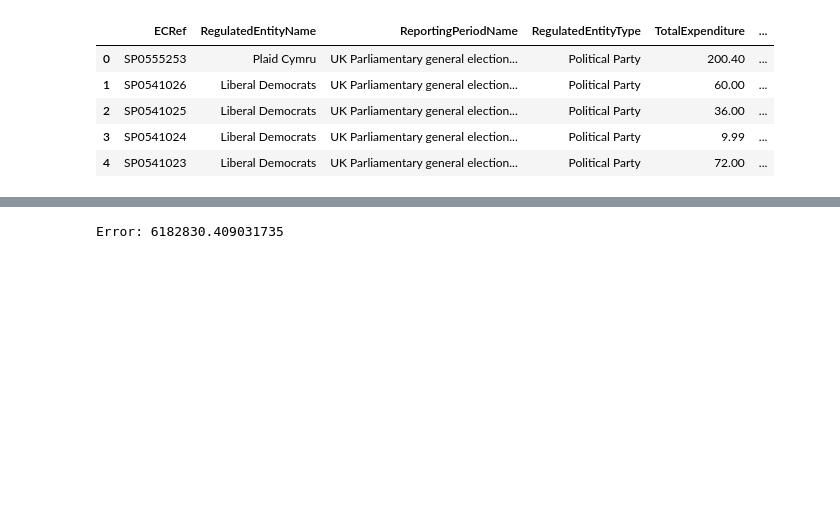
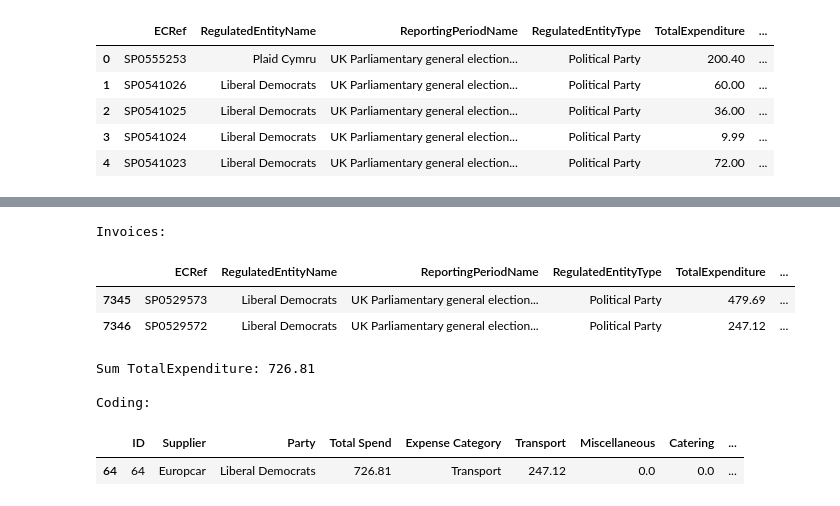
Before and after one commit to LukasKG/DISCUS_PoliticalSpending, a Jupyter notebook: connect_invoices.ipynb, the cells around one changed output, grey strips where cells are left out. Cells and saved outputs as stored; diff of their text form; code cells hidden in the pictures; blank space fills up the shorter version.

```diff
--- a/connect_invoices.ipynb
+++ b/connect_invoices.ipynb
@@ -196,4 +248,0 @@ Party: The Citizens Movement Party UK [De-registered 09/11/21]
-# %%
-print("Error:",error)
-# %% [output]
-Error: 6182830.409031735
@@ -199,0 +252,12 @@ Error: 6182830.409031735
+# %%
+print_positions(party='Liberal Democrats',supplier='Europcar')
+# %% [output]
+Invoices:
+|  | ECRef | RegulatedEntityName | ReportingPeriodName | RegulatedEntityType | TotalExpenditure | ... |
+| 7345 | SP0529573 | Liberal Democrats | UK Parliamentary general election... | Political Party | 479.69 | ... |
+| 7346 | SP0529572 | Liberal Democrats | UK Parliamentary general election... | Political Party | 247.12 | ... |
+Sum TotalExpenditure: 726.81
+
+Coding:
+|  | ID | Supplier | Party | Total Spend | Expense Category | Transport | Miscellaneous | Catering | ... |
+| 64 | 64 | Europcar | Liberal Democrats | 726.81 | Transport | 247.12 | 0.0 | 0.0 | ... |
```
Also changed, not shown: parts of 4 cells of this notebook, 1 other file.
